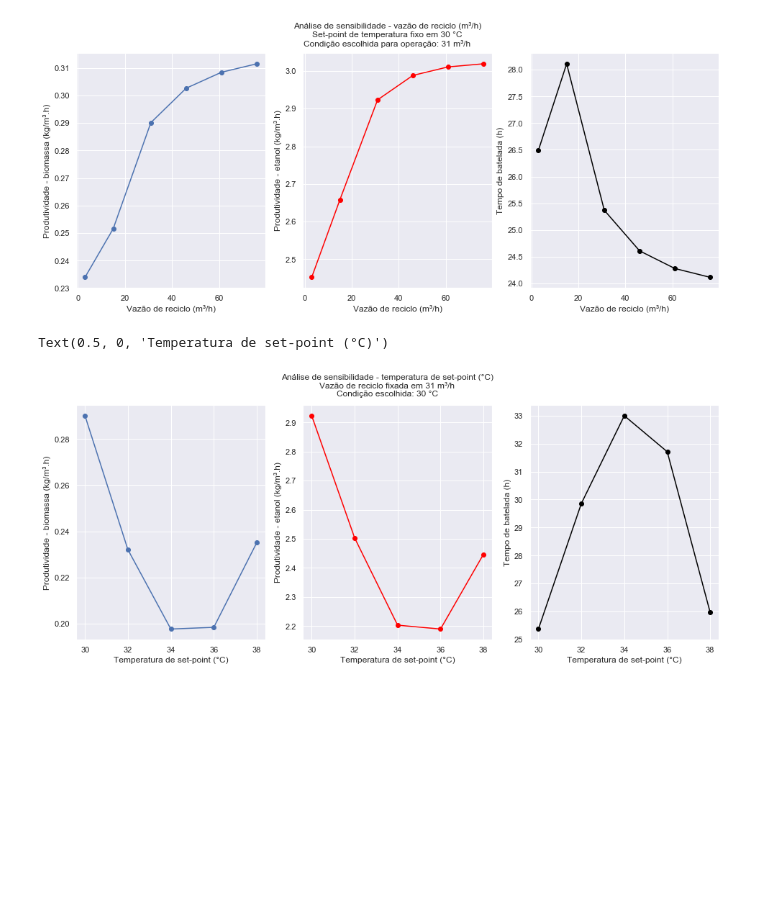
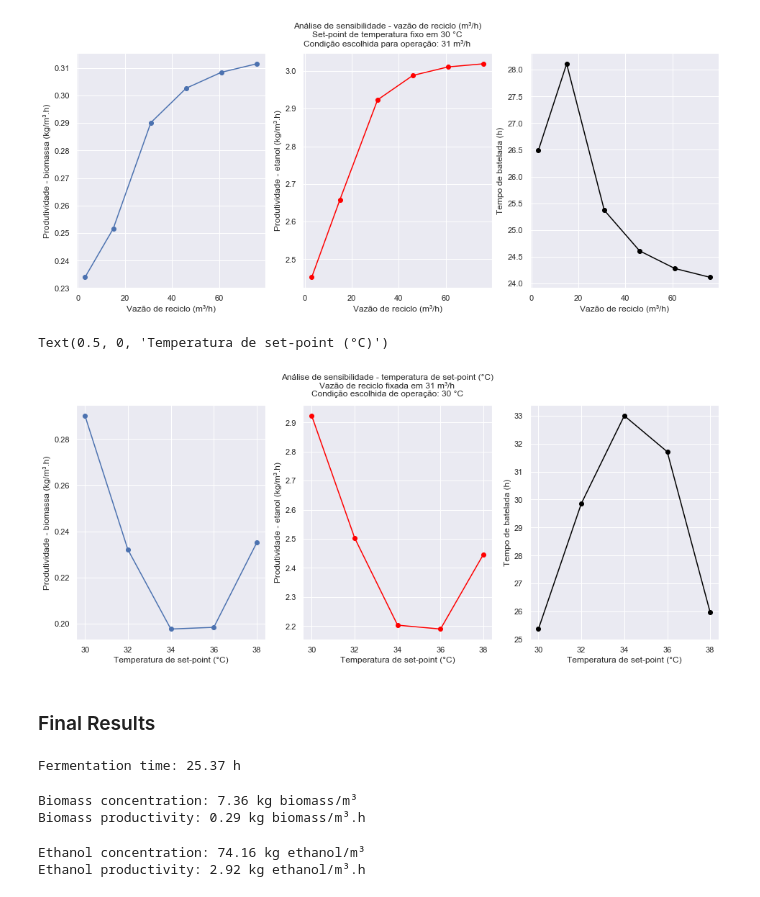
Before and after one commit to ikedalex/bioprocess, a Jupyter notebook: ethanol.ipynb, the cells around one changed output. Cells and saved outputs as stored; diff of their text form; code cells hidden in the pictures; blank space fills up the shorter version.

```diff
--- a/ethanol.ipynb
+++ b/ethanol.ipynb
@@ -892,19 +892,37 @@ Text(0.5, 0, 'Vazão de reciclo (m³/h)')
 [figure]
 # %%
 fig, eixos2 = plt.subplots(1,3,figsize=(16,6))
-plt.suptitle("Análise de sensibilidade - temperatura de set-point (°C)\nVazão de reciclo fixada em "+str(Frec_hold)+" m³/h\nCondição escolhida: "+str(Tsp_hold)+" °C")
+plt.suptitle("Análise de sensibilidade - temperatura de set-point (°C)\nVazão de reciclo fixada em "+str(Frec_hold)+" m³/h\nCondição escolhida de operação: "+str(Tsp_hold)+" °C")
 
 eixos2[0].plot(Tsp_vetor,prod_x_sp,label="Produtividade - biomassa (kg/m³.h)",marker='o')
 eixos2[0].set_ylabel("Produtividade - biomassa (kg/m³.h)")
 eixos2[0].set_xlabel("Temperatura de set-point (°C)")
 
 eixos2[1].plot(Tsp_vetor,prod_p_sp,label="Produtividade - etanol (kg/m³.h)",marker='o',color='red')
 eixos2[1].set_ylabel("Produtividade - etanol (kg/m³.h)")
 eixos2[1].set_xlabel("Temperatura de set-point (°C)")
 
 eixos2[2].plot(Tsp_vetor,t_sp,label="Tempo de batelada (h)",color="black",marker='o')
 eixos2[2].set_ylabel("Tempo de batelada (h)")
 eixos2[2].set_xlabel("Temperatura de set-point (°C)")
 # %% [output]
 Text(0.5, 0, 'Temperatura de set-point (°C)')
-[figure, old version]
+[figure, new version]
+# %% [markdown]
+### Final Results
+# %%
+print("Fermentation time: "+str(round(t_sp[0],2))+" h")
+# %% [output]
+Fermentation time: 25.37 h
+# %%
+print("Biomass concentration: "+str(round(x_sp[0],2))+" kg biomass/m³")
+print("Biomass productivity: "+str(round(prod_x_sp[0],2))+" kg biomass/m³.h")
+# %% [output]
+Biomass concentration: 7.36 kg biomass/m³
+Biomass productivity: 0.29 kg biomass/m³.h
+# %%
+print("Ethanol concentration: "+str(round(p_sp[0],2))+" kg ethanol/m³")
+print("Ethanol productivity: "+str(round(prod_p_sp[0],2))+" kg ethanol/m³.h")
+# %% [output]
+Ethanol concentration: 74.16 kg ethanol/m³
+Ethanol productivity: 2.92 kg ethanol/m³.h
```
